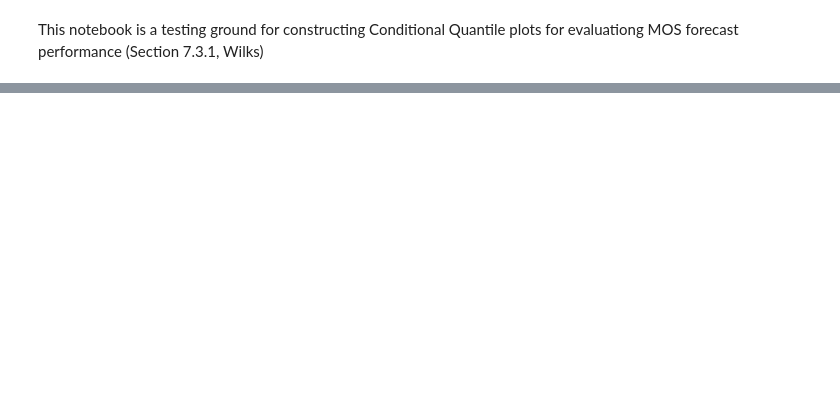
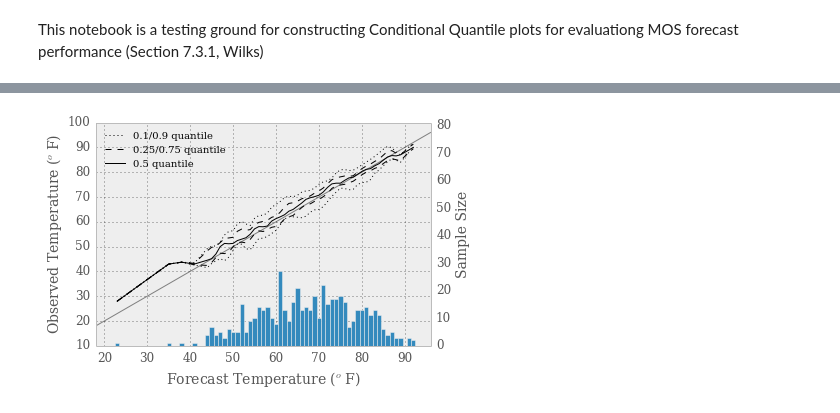
Before and after one commit to darothen/wxc, a Jupyter notebook: mosobs/calibration.ipynb, the cells around one changed output, grey strips where cells are left out. Drawn from its saved outputs; the diff is of its cells as text; code cells hidden in the pictures; blank space fills up the shorter version.

```diff
--- a/mosobs/calibration.ipynb
+++ b/mosobs/calibration.ipynb
@@ -97,0 +137,34 @@ ax.plot(x,y)
+# %%
+tmaxes_unique = data['fcst'].value_counts()
+
+## Make frequency plot
+fig = figure()
+ax = fig.add_subplot(111)
+ax_freq = ax.twinx()
+
+lefts = np.array(tmaxes_unique.index) - 0.5
+heights = tmaxes_unique.values
+ax_freq.bar(lefts, heights, width=1.0)
+ax_freq.set_xlim(np.min(lefts)-4.5, np.max(lefts)+4.5)
+ax_freq.set_ylim(0, np.max(heights)*3)
+ax_freq.grid(False)
+ax_freq.set_ylabel("Sample Size")
+
+## Make quantile curves
+xs = np.linspace(*ax_freq.get_xlim(), num=100)
+ax.plot(xs, xs, color='gray')
+## 0.1, 0.9
+p1, _ = ax.plot(fcsts, quants[:, [0, -1]], ':k')
+p25,_ = ax.plot(fcsts, quants[:, [1, -2]], '--k')
+p5  = ax.plot(fcsts, quants[:, 2], '-k')
+p5 = p5[0] # Choose from list
+ax.legend([p1, p25, p5],
+          ["0.1/0.9 quantile", "0.25/0.75 quantile", "0.5 quantile"],
+          loc='upper left', fontsize=10)
+ax.set_xlabel("Forecast Temperature ($^o$F)")
+ax.set_ylabel("Observed Temperature ($^o$F)")
+
+## For each of the unique values,
+draw()
+# %% [output]
+[figure, added]
```
Also changed, not shown: parts of 8 cells of this notebook, 2 other files.
